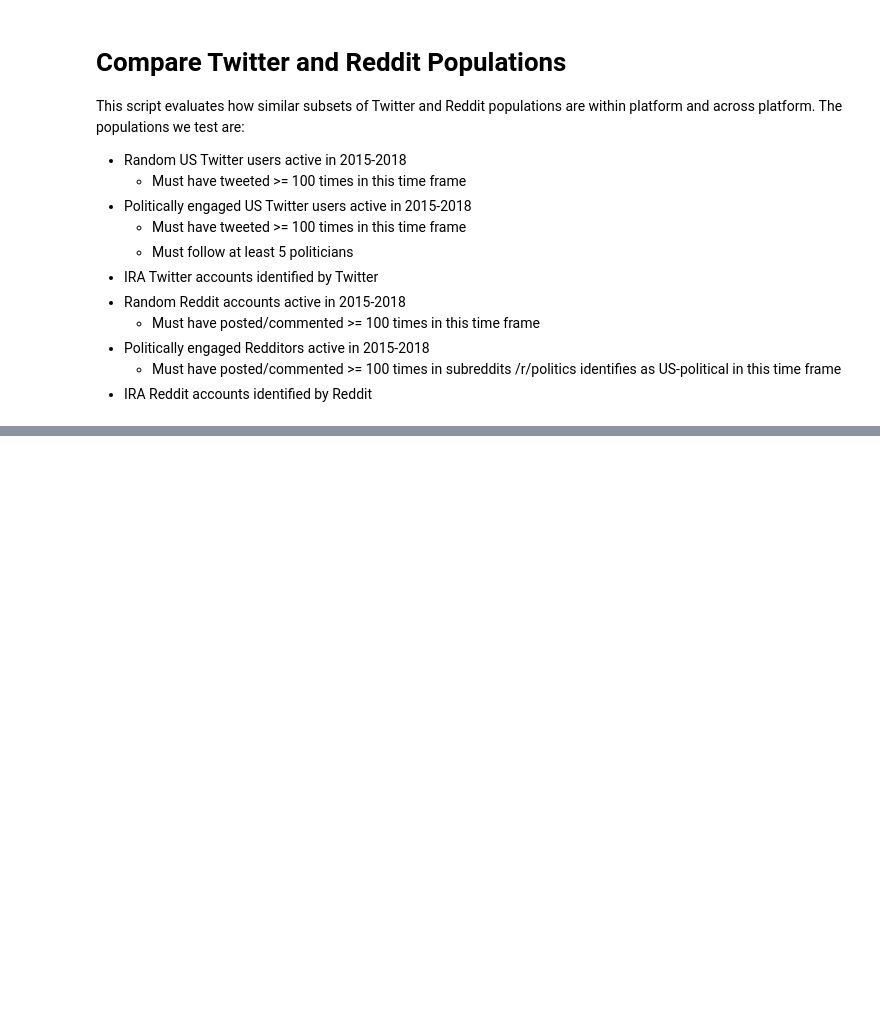
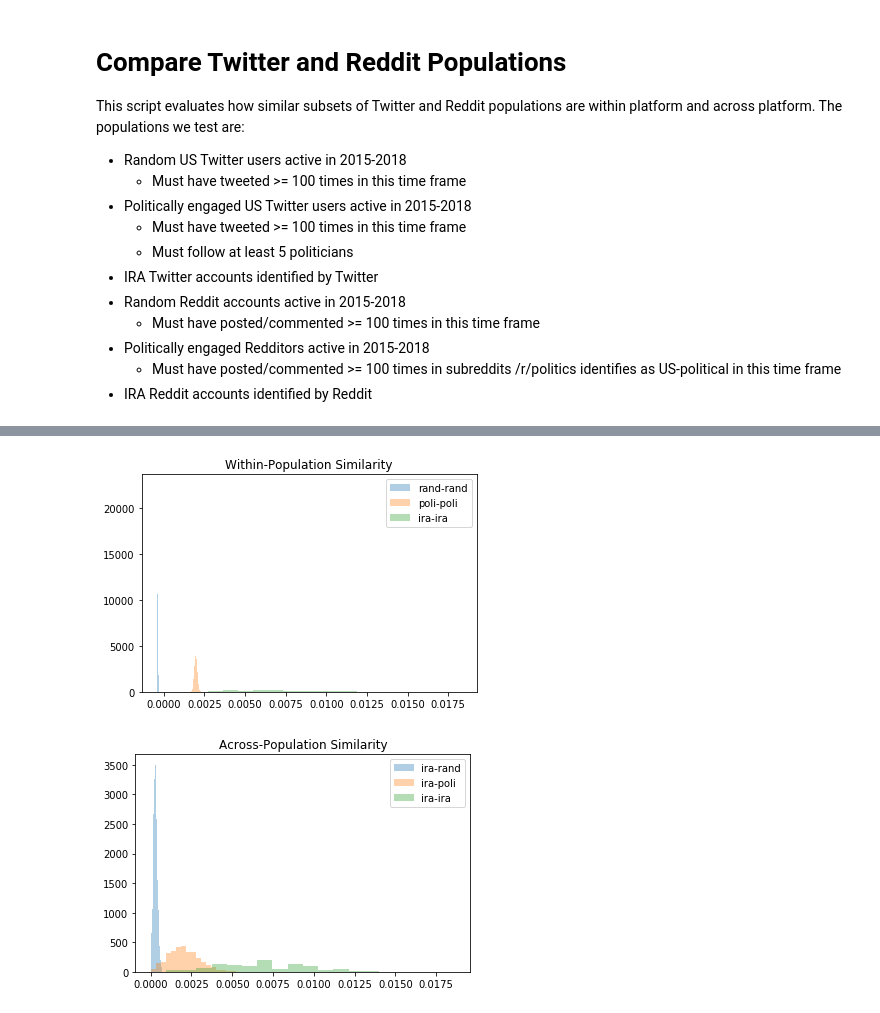
Before and after one commit to cbuntain/social-x-coor, a Jupyter notebook: notebooks/01-PopulationLinkComparison.ipynb, the cells around one changed output, grey strips where cells are left out. Saved outputs shown, nothing was run; the diff lists cells and outputs as text; code cells hidden in the pictures; blank space fills up the shorter version.

```diff
--- a/notebooks/01-PopulationLinkComparison.ipynb
+++ b/notebooks/01-PopulationLinkComparison.ipynb
@@ -504,0 +726,65 @@ p-value for Welch's t-Test between Poli and IRA: 0.0 1043.5139287777488
+# %%
+reddit_user_chans_df_rand = channels_df_to_shares(reddit_yt_df_rand, channels, "user_name")
+reddit_user_chans_df_poli = channels_df_to_shares(reddit_yt_df_poli, channels, "user_name")
+reddit_user_chans_df_ira = channels_df_to_shares(reddit_yt_df_ira, channels, "user_name")
+# %%
+# Normalize by user, so we get a probability distribution of seeing specific domains
+#  at the user level
+reddit_user_links_mat_rand = sklearn.preprocessing.normalize(reddit_user_chans_df_rand[channels], norm="l2", axis=1)
+reddit_user_links_mat_poli = sklearn.preprocessing.normalize(reddit_user_chans_df_poli[channels], norm="l2", axis=1)
+reddit_user_links_mat_ira = sklearn.preprocessing.normalize(reddit_user_chans_df_ira[channels], norm="l2", axis=1)
+
+# Calculate pairwise similarity among users across populations
+r2r_rand_rand_sim = sklearn.metrics.pairwise.cosine_similarity(reddit_user_links_mat_rand, reddit_user_links_mat_rand)
+r2r_poli_poli_sim = sklearn.metrics.pairwise.cosine_similarity(reddit_user_links_mat_poli, reddit_user_links_mat_poli)
+r2r_rand_poli_sim = sklearn.metrics.pairwise.cosine_similarity(reddit_user_links_mat_rand, reddit_user_links_mat_poli)
+r2r_ira_rand_sim = sklearn.metrics.pairwise.cosine_similarity(reddit_user_links_mat_ira, reddit_user_links_mat_rand)
+r2r_ira_poli_sim = sklearn.metrics.pairwise.cosine_similarity(reddit_user_links_mat_ira, reddit_user_links_mat_poli)
+r2r_ira_ira_sim = sklearn.metrics.pairwise.cosine_similarity(reddit_user_links_mat_ira, reddit_user_links_mat_ira)
+
+# Collapse similarities down to get the mean similarity for each user on the left to all users on the right
+#. note the minus 1 and reduction of shape by 1 for the within-platform groups, which I do to remove the
+#. self-similarity effect
+r2r_rand_rand_sim_avg = (np.sum(r2r_rand_rand_sim, axis=1) - 1) / (reddit_user_links_mat_rand.shape[0] - 1)
+r2r_poli_poli_sim_avg = (np.sum(r2r_poli_poli_sim, axis=1) - 1) / (reddit_user_links_mat_poli.shape[0] - 1)
+r2r_rand_poli_sim_avg = (np.sum(r2r_rand_poli_sim, axis=1) - 1) / (reddit_user_links_mat_poli.shape[0] - 1)
+r2r_ira_rand_sim_avg = np.mean(r2r_ira_rand_sim, axis=1)
+r2r_ira_poli_sim_avg = np.mean(r2r_ira_poli_sim, axis=1)
+r2r_ira_ira_sim_avg = np.mean(r2r_ira_ira_sim, axis=1)
+
+# # Plot what these similarities look like
+# plt.hist(r2r_ira_rand_sim_avg, bins=20, density=True, alpha=0.35, label="ira-rand")
+# plt.hist(r2r_ira_poli_sim_avg, bins=20, density=True, alpha=0.35, label="ira-poli")
+# plt.hist(r2r_ira_ira_sim_avg, bins=20, density=True, alpha=0.35, label="ira-ira")
+
+# plt.legend()
+# plt.show()
+
+# Show similarity distribution within populations in this platform
+r2r_rand_rand_sim_avg_bootstrap = [sklearn.utils.resample(r2r_rand_rand_sim_avg, replace=True, n_samples=r2r_rand_rand_sim_avg.shape[0]).mean() for i in range(bootstrap_count)]
+r2r_poli_poli_sim_avg_bootstrap = [sklearn.utils.resample(r2r_poli_poli_sim_avg, replace=True, n_samples=r2r_poli_poli_sim_avg.shape[0]).mean() for i in range(bootstrap_count)]
+r2r_ira_ira_sim_avg_bootstrap = [sklearn.utils.resample(r2r_ira_ira_sim_avg, replace=True, n_samples=r2r_ira_ira_sim_avg.shape[0]).mean() for i in range(bootstrap_count)]
+
+plt.hist(r2r_rand_rand_sim_avg_bootstrap, bins=20, density=True, alpha=0.35, label="rand-rand")
+plt.hist(r2r_poli_poli_sim_avg_bootstrap, bins=20, density=True, alpha=0.35, label="poli-poli")
+plt.hist(r2r_ira_ira_sim_avg_bootstrap, bins=20, density=True, alpha=0.35, label="ira-ira")
+
+plt.title("Within-Population Similarity")
+plt.legend()
+plt.show()
+
+# Show similarity distribution across populations in this platform
+r2r_ira_rand_sim_avg_bootstrap = [sklearn.utils.resample(r2r_ira_rand_sim_avg, replace=True, n_samples=r2r_ira_rand_sim_avg.shape[0]).mean() for i in range(bootstrap_count)]
+r2r_ira_poli_sim_avg_bootstrap = [sklearn.utils.resample(r2r_ira_poli_sim_avg, replace=True, n_samples=r2r_ira_poli_sim_avg.shape[0]).mean() for i in range(bootstrap_count)]
+r2r_ira_ira_sim_avg_bootstrap = [sklearn.utils.resample(r2r_ira_ira_sim_avg, replace=True, n_samples=r2r_ira_ira_sim_avg.shape[0]).mean() for i in range(bootstrap_count)]
+
+plt.hist(r2r_ira_rand_sim_avg_bootstrap, bins=20, density=True, alpha=0.35, label="ira-rand")
+plt.hist(r2r_ira_poli_sim_avg_bootstrap, bins=20, density=True, alpha=0.35, label="ira-poli")
+plt.hist(r2r_ira_ira_sim_avg_bootstrap, bins=20, density=True, alpha=0.35, label="ira-ira")
+
+plt.title("Across-Population Similarity")
+plt.legend()
+plt.show()
+# %% [output]
+[figure, added]
+[figure, added]
```
Also changed, not shown: parts of 33 cells of this notebook.
